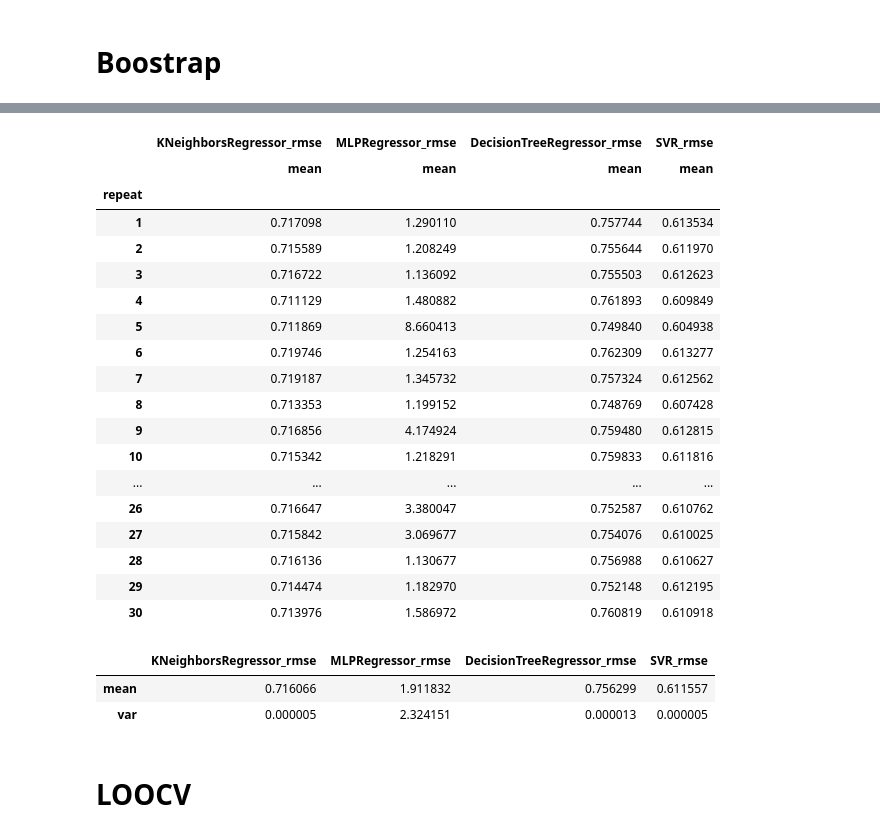
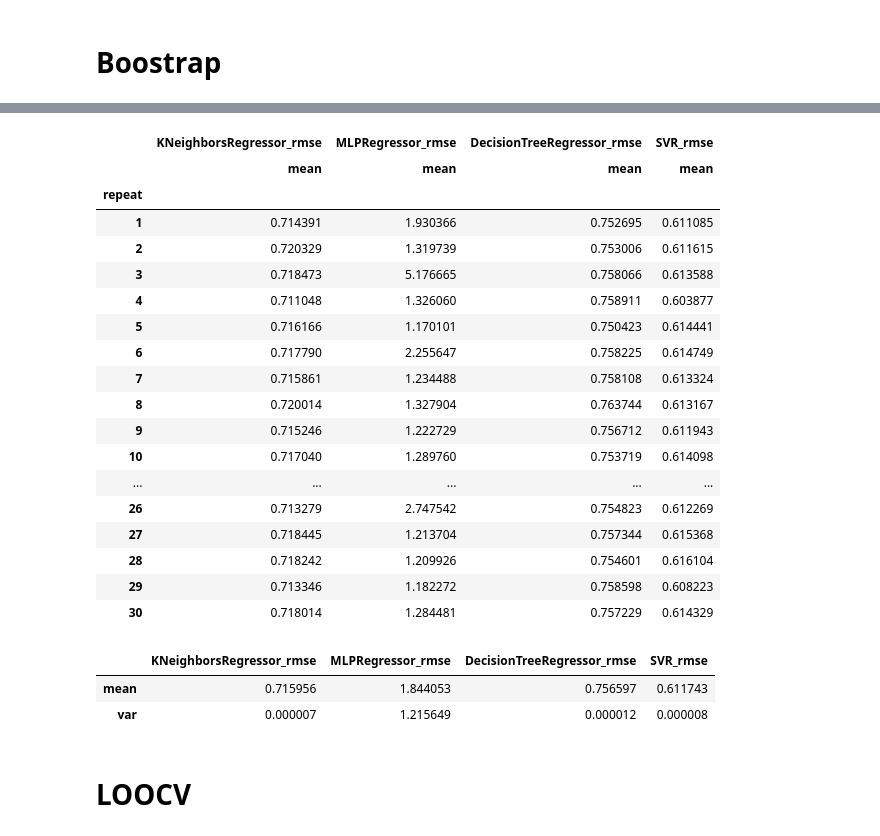
Before and after one commit to mitzy1999/ijs_naloga, a Jupyter notebook: Python_2del.ipynb, the cells around one changed output, grey strips where cells are left out. Cells and saved outputs as stored; diff of their text form; code cells hidden in the pictures.

```diff
--- a/Python_2del.ipynb
+++ b/Python_2del.ipynb
@@ -330,0 +326,3 @@ pd.DataFrame(bootstrap_results)
+# %%
+bootstrap_results = pd.read_csv("bootstrap_results_python.csv")
+bootstrap_results
@@ -331,39 +343,39 @@ pd.DataFrame(bootstrap_results)
 # %%
-pd.DataFrame(bootstrap_results)[['repeat',
-                          'KNeighborsRegressor_rmse',
-                          'MLPRegressor_rmse',
-                          'DecisionTreeRegressor_rmse',
-                          'SVR_rmse']].groupby('repeat').agg(['mean'])
+bootstrap_results[['repeat',
+                   'KNeighborsRegressor_rmse',
+                   'MLPRegressor_rmse',
+                   'DecisionTreeRegressor_rmse',
+                   'SVR_rmse']].groupby('repeat').agg(['mean'])
 # %% [output]
 |  | KNeighborsRegressor_rmse | MLPRegressor_rmse | DecisionTreeRegressor_rmse | SVR_rmse |
 |  | mean | mean | mean | mean |
 | repeat |  |  |  |  |
-| 1 | 0.717098 | 1.290110 | 0.757744 | 0.613534 |
-| 2 | 0.715589 | 1.208249 | 0.755644 | 0.611970 |
-| 3 | 0.716722 | 1.136092 | 0.755503 | 0.612623 |
-| 4 | 0.711129 | 1.480882 | 0.761893 | 0.609849 |
-| 5 | 0.711869 | 8.660413 | 0.749840 | 0.604938 |
-| 6 | 0.719746 | 1.254163 | 0.762309 | 0.613277 |
-| 7 | 0.719187 | 1.345732 | 0.757324 | 0.612562 |
-| 8 | 0.713353 | 1.199152 | 0.748769 | 0.607428 |
-| 9 | 0.716856 | 4.174924 | 0.759480 | 0.612815 |
-| 10 | 0.715342 | 1.218291 | 0.759833 | 0.611816 |
+| 1 | 0.714391 | 1.930366 | 0.752695 | 0.611085 |
+| 2 | 0.720329 | 1.319739 | 0.753006 | 0.611615 |
+| 3 | 0.718473 | 5.176665 | 0.758066 | 0.613588 |
+| 4 | 0.711048 | 1.326060 | 0.758911 | 0.603877 |
+| 5 | 0.716166 | 1.170101 | 0.750423 | 0.614441 |
+| 6 | 0.717790 | 2.255647 | 0.758225 | 0.614749 |
+| 7 | 0.715861 | 1.234488 | 0.758108 | 0.613324 |
+| 8 | 0.720014 | 1.327904 | 0.763744 | 0.613167 |
+| 9 | 0.715246 | 1.222729 | 0.756712 | 0.611943 |
+| 10 | 0.717040 | 1.289760 | 0.753719 | 0.614098 |
 | ... | ... | ... | ... | ... |
-| 26 | 0.716647 | 3.380047 | 0.752587 | 0.610762 |
-| 27 | 0.715842 | 3.069677 | 0.754076 | 0.610025 |
-| 28 | 0.716136 | 1.130677 | 0.756988 | 0.610627 |
-| 29 | 0.714474 | 1.182970 | 0.752148 | 0.612195 |
-| 30 | 0.713976 | 1.586972 | 0.760819 | 0.610918 |
+| 26 | 0.713279 | 2.747542 | 0.754823 | 0.612269 |
+| 27 | 0.718445 | 1.213704 | 0.757344 | 0.615368 |
+| 28 | 0.718242 | 1.209926 | 0.754601 | 0.616104 |
+| 29 | 0.713346 | 1.182272 | 0.758598 | 0.608223 |
+| 30 | 0.718014 | 1.284481 | 0.757229 | 0.614329 |
 # %%
-bootstrap_results = pd.DataFrame(bootstrap_results)[['repeat',
-                                                     'KNeighborsRegressor_rmse',
-                                                     'MLPRegressor_rmse',
-                                                     'DecisionTreeRegressor_rmse',
-                                                     'SVR_rmse']].groupby('repeat').agg('mean').agg(['mean', 'var'])
+bootstrap_results = bootstrap_results[['repeat',
+                                       'KNeighborsRegressor_rmse',
+                                       'MLPRegressor_rmse',
+                                       'DecisionTreeRegressor_rmse',
+                                       'SVR_rmse']].groupby('repeat').agg('mean').agg(['mean', 'var']).round(6)
 bootstrap_results
 # %% [output]
 |  | KNeighborsRegressor_rmse | MLPRegressor_rmse | DecisionTreeRegressor_rmse | SVR_rmse |
-| mean | 0.716066 | 1.911832 | 0.756299 | 0.611557 |
-| var | 0.000005 | 2.324151 | 0.000013 | 0.000005 |
+| mean | 0.715956 | 1.844053 | 0.756597 | 0.611743 |
+| var | 0.000007 | 1.215649 | 0.000012 | 0.000008 |
 # %% [markdown]
 # LOOCV
```
Also changed, not shown: parts of 18 cells of this notebook, 4 other files.
